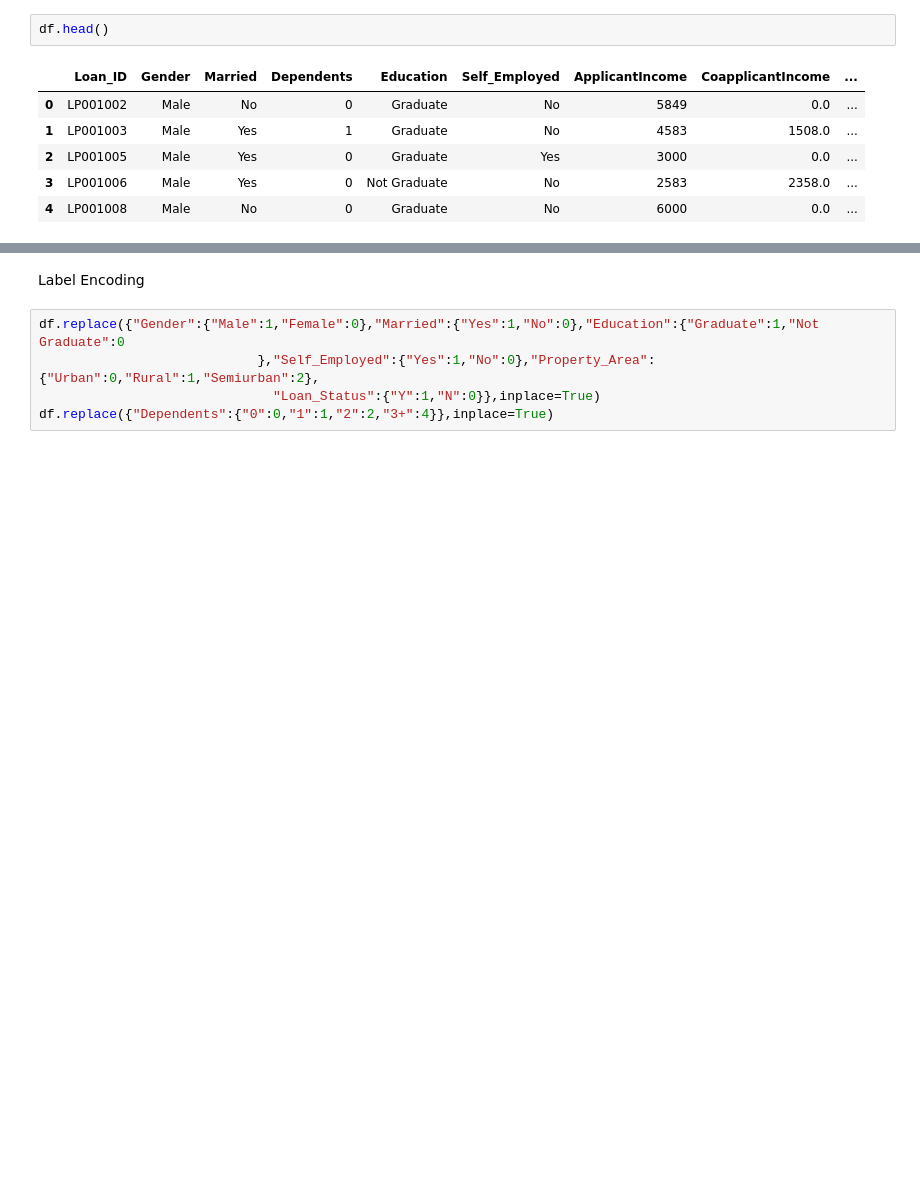
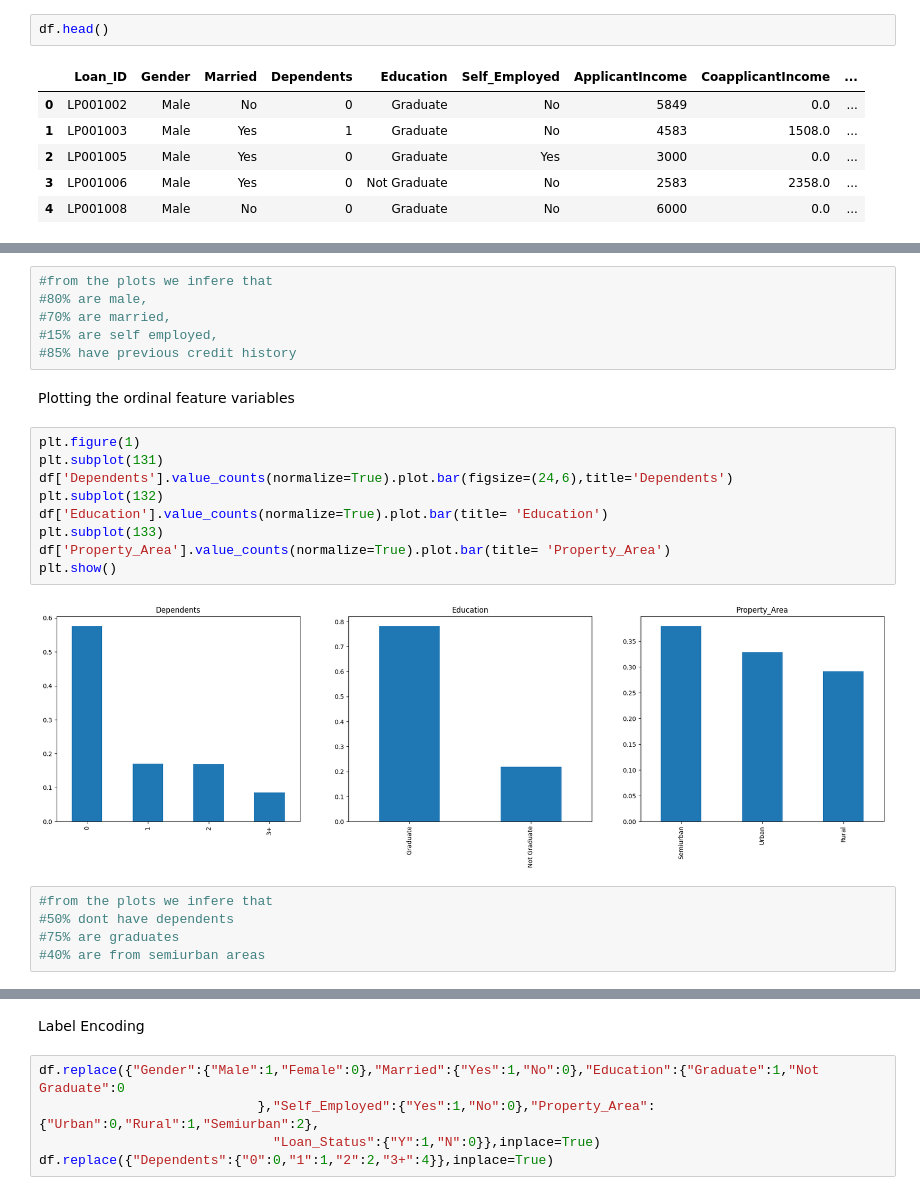
Before and after one commit to vikiysr/mlprojects, a Jupyter notebook: Loan prediction.ipynb, the cells around one changed output, grey strips where cells are left out. Saved outputs shown, nothing was run; the diff lists cells and outputs as text; blank space fills up the shorter version.

```diff
--- a/Loan prediction.ipynb
+++ b/Loan prediction.ipynb
@@ -27,0 +96,24 @@ df.head()
+# %%
+#from the plots we infere that
+#80% are male,
+#70% are married,
+#15% are self employed,
+#85% have previous credit history
+# %% [markdown]
+Plotting the ordinal feature variables
+# %%
+plt.figure(1)
+plt.subplot(131)
+df['Dependents'].value_counts(normalize=True).plot.bar(figsize=(24,6),title='Dependents')
+plt.subplot(132)
+df['Education'].value_counts(normalize=True).plot.bar(title= 'Education')
+plt.subplot(133)
+df['Property_Area'].value_counts(normalize=True).plot.bar(title= 'Property_Area')
+plt.show()
+# %% [output]
+[figure, added]
+# %%
+#from the plots we infere that
+#50% dont have dependents
+#75% are graduates
+#40% are from semiurban areas
```
Also changed, not shown: parts of 32 cells of this notebook.
